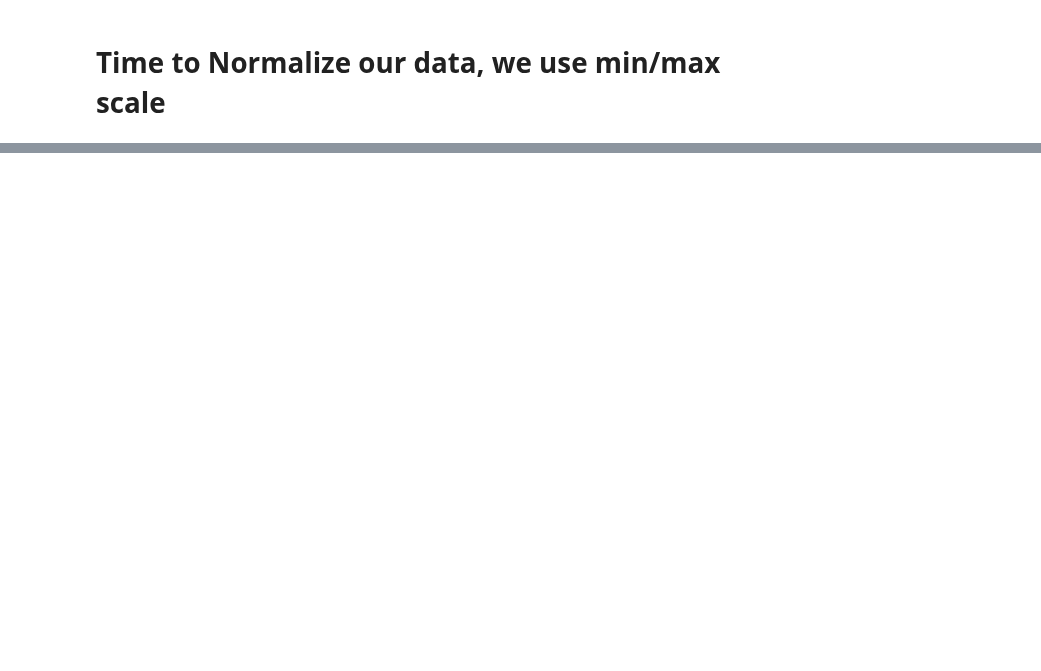
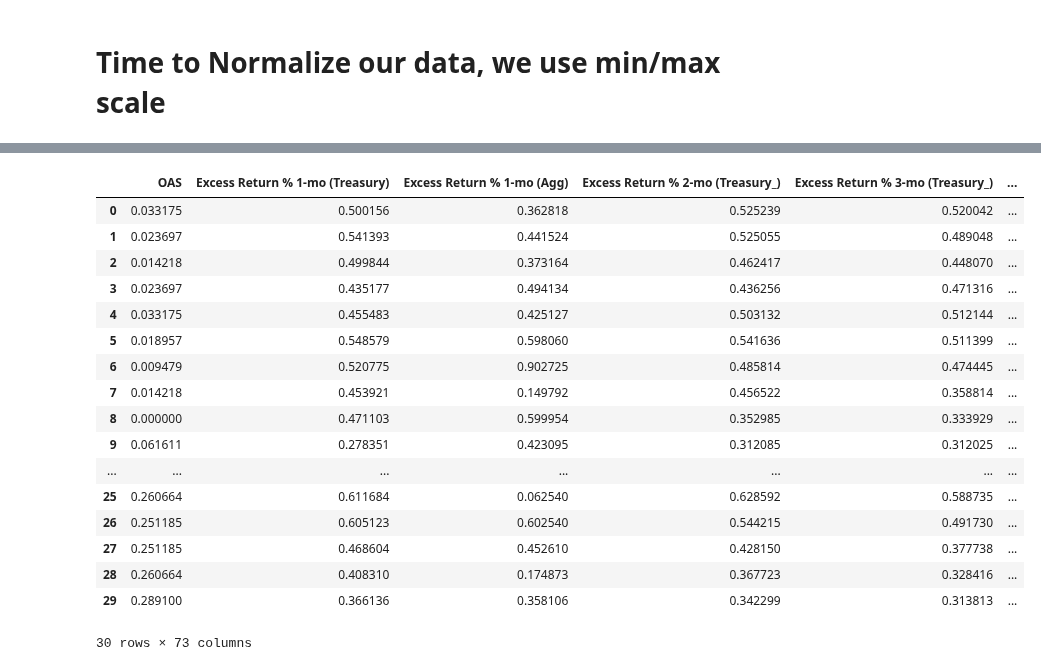
Before and after one commit to valazeinali/BoydWatterson, a Jupyter notebook: BoydWatterson/T-Test Analysis/FINAL_PROJECT_OAS.ipynb, the cells around one changed output, grey strips where cells are left out. Cells and saved outputs as stored; diff of their text form; code cells hidden in the pictures; blank space fills up the shorter version.

```diff
--- a/BoydWatterson/T-Test Analysis/FINAL_PROJECT_OAS.ipynb
+++ b/BoydWatterson/T-Test Analysis/FINAL_PROJECT_OAS.ipynb
@@ -776,13 +778,13 @@ memory usage: 168.0 KB
 # Now, lets get rid of outliers
 # %%
 # OAS Outlier Adjustment
-q1 = df_IG["OAS"].quantile(0.25)
-q3 = df_IG["OAS"].quantile(0.75)
+#q1 = df_IG["OAS"].quantile(0.25)
+#q3 = df_IG["OAS"].quantile(0.75)
 
-iqr = q3 - q1
+#iqr = q3 - q1
 
-lower_bound = q1 -(1.5 * iqr)
-upper_bound = q3 +(1.5 * iqr)
+#lower_bound = q1 -(1.5 * iqr)
+#upper_bound = q3 +(1.5 * iqr)
 
-df_IG = df_IG[(df_IG['OAS'] > lower_bound) & (df_IG['OAS'] < upper_bound)] # gets rid of outliers
+#df_IG = df_IG[(df_IG['OAS'] > lower_bound) & (df_IG['OAS'] < upper_bound)] # gets rid of outliers
 # %%
@@ -810,0 +836,16 @@ df_IG.describe()
+# %%
+# For P-value analysis we don't need these
+df_IG = df_IG.drop(columns = ['Date', 'Quadrant', 'Agg Returns', 'Total Return % 1-mo-LOC'])
+
+q1 = df_IG.quantile(0.25)
+q3 = df_IG.quantile(0.75)
+
+iqr = q3 - q1
+
+lower_bound = q1 -(1.5 * iqr)
+upper_bound = q3 +(1.5 * iqr)
+
+print(lower_bound)
+print(upper_bound)
+
+df_IG = df_IG[(df_IG > lower_bound) & (df_IG < upper_bound)] # gets rid of outliers on both return side and OAS side
@@ -811,10 +902,10 @@ df_IG.describe()
 # %%
-df_IG['OAS'] = pd.to_numeric(df_IG['OAS'],errors='coerce') # converting back to float64 for normalize
+# Now lets normalize our data
+column_maxes = df_IG.max()
+df_max = column_maxes
+column_mins = df_IG.min()
+df_min = column_mins
+normalized_df = (df_IG - df_min) / (df_max - df_min)
 
-
-column_maxes = df_IG.max()
-df_max = column_maxes.max()
-column_mins = df_IG.min()
-df_min = column_mins.min()
-normalized_df = (df_IG - df_min) / (df_max - df_min)
+normalized_df.describe()
 # %% [output]
@@ -821,0 +922,22 @@ TypeError: '>=' not supported between instances of 'Timestamp' and 'int'
+# %%
+# You will notice returns and OAS that are blank (NAN) are simply outliers!!
+normalized_df.head(30)
+# %% [output]
+|  | OAS | Excess Return % 1-mo (Treasury) | Excess Return % 1-mo (Agg) | Excess Return % 2-mo (Treasury_) | Excess Return % 3-mo (Treasury_) | ... |
+| 0 | 0.033175 | 0.500156 | 0.362818 | 0.525239 | 0.520042 | ... |
+| 1 | 0.023697 | 0.541393 | 0.441524 | 0.525055 | 0.489048 | ... |
+| 2 | 0.014218 | 0.499844 | 0.373164 | 0.462417 | 0.448070 | ... |
+| 3 | 0.023697 | 0.435177 | 0.494134 | 0.436256 | 0.471316 | ... |
+| 4 | 0.033175 | 0.455483 | 0.425127 | 0.503132 | 0.512144 | ... |
+| 5 | 0.018957 | 0.548579 | 0.598060 | 0.541636 | 0.511399 | ... |
+| 6 | 0.009479 | 0.520775 | 0.902725 | 0.485814 | 0.474445 | ... |
+| 7 | 0.014218 | 0.453921 | 0.149792 | 0.456522 | 0.358814 | ... |
+| 8 | 0.000000 | 0.471103 | 0.599954 | 0.352985 | 0.333929 | ... |
+| 9 | 0.061611 | 0.278351 | 0.423095 | 0.312085 | 0.312025 | ... |
+| ... | ... | ... | ... | ... | ... | ... |
+| 25 | 0.260664 | 0.611684 | 0.062540 | 0.628592 | 0.588735 | ... |
+| 26 | 0.251185 | 0.605123 | 0.602540 | 0.544215 | 0.491730 | ... |
+| 27 | 0.251185 | 0.468604 | 0.452610 | 0.428150 | 0.377738 | ... |
+| 28 | 0.260664 | 0.408310 | 0.174873 | 0.367723 | 0.328416 | ... |
+| 29 | 0.289100 | 0.366136 | 0.358106 | 0.342299 | 0.313813 | ... |
+30 rows × 73 columns
```
Also changed, not shown: parts of 20 cells of this notebook.
